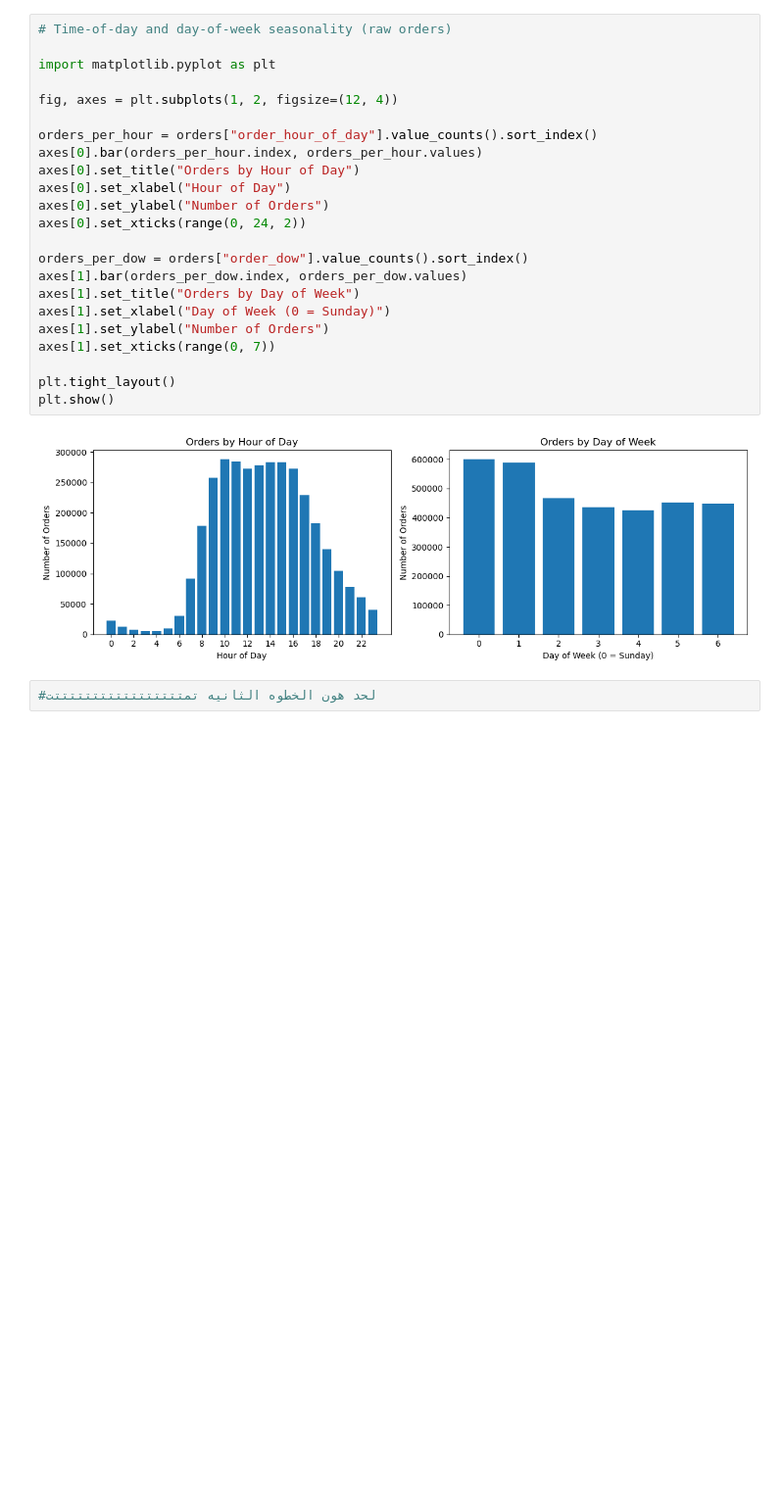
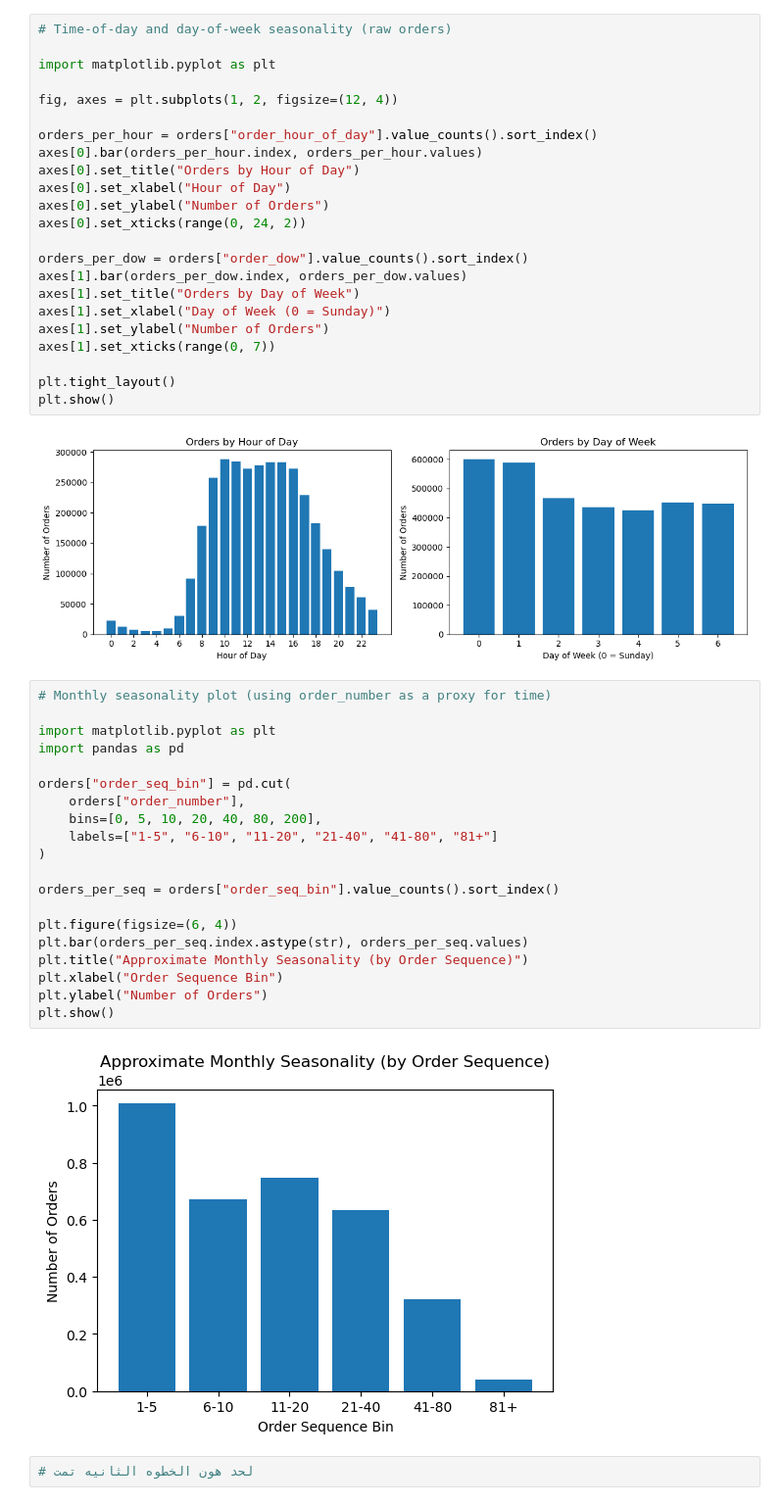
Before and after one commit to oraibmetib11/projectoraib-ghena, a Jupyter notebook: 999.ipynb, the cells around one changed output. Shown at 98% size. Drawn from its saved outputs; the diff is of its cells as text; blank space fills up the shorter version.

```diff
--- a/999.ipynb
+++ b/999.ipynb
@@ -375,5 +375,27 @@ plt.tight_layout()
 plt.show()
 # %% [output]
 [figure]
+# %%
+# Monthly seasonality plot (using order_number as a proxy for time)
+
+import matplotlib.pyplot as plt
+import pandas as pd
+
+orders["order_seq_bin"] = pd.cut(
+    orders["order_number"],
+    bins=[0, 5, 10, 20, 40, 80, 200],
+    labels=["1-5", "6-10", "11-20", "21-40", "41-80", "81+"]
+)
+
+orders_per_seq = orders["order_seq_bin"].value_counts().sort_index()
+
+plt.figure(figsize=(6, 4))
+plt.bar(orders_per_seq.index.astype(str), orders_per_seq.values)
+plt.title("Approximate Monthly Seasonality (by Order Sequence)")
+plt.xlabel("Order Sequence Bin")
+plt.ylabel("Number of Orders")
+plt.show()
+# %% [output]
+[figure, added]
 # %%
-#لحد هون الخطوه الثانيه تمتتتتتتتتتتتتتتتتتت
+# لحد هون الخطوه الثانيه تمت
```
Also changed, not shown: parts of 1 cell of this notebook.
